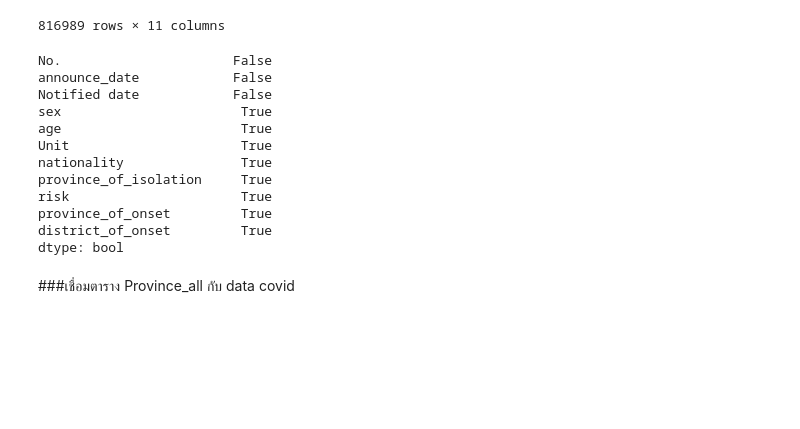
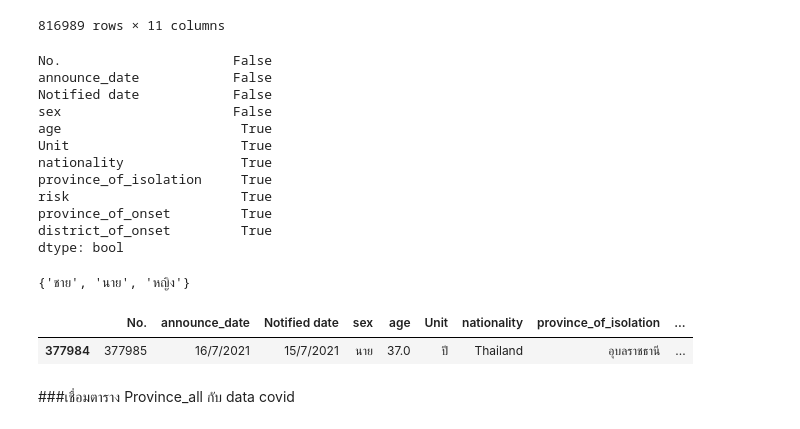
Before and after one commit to nichakornchaisuwan/data_viz_2022, a Jupyter notebook: BasicPython&DataViz_midterm2022.ipynb, the cells around one changed output. Drawn from its saved outputs; the diff is of its cells as text; code cells hidden in the pictures; blank space fills up the shorter version.

```diff
--- a/BasicPython&DataViz_midterm2022.ipynb
+++ b/BasicPython&DataViz_midterm2022.ipynb
@@ -315,7 +315,7 @@ data_covid_1['sex'].mode()
 0    หญิง
 dtype: object
 # %%
-data_covid_2=data_covid_1.fillna(value ={ 'sex' : data_covid_1['sex'].mode()})
+data_covid_2=data_covid_1.fillna(value ={ 'sex' : 'หญิง'})
 data_covid_2
 # %% [output]
 |  | No. | announce_date | Notified date | sex | age | Unit | nationality | province_of_isolation | ... |
@@ -337,7 +337,7 @@ data_covid_2.isnull().any()
 No.                      False
 announce_date            False
 Notified date            False
-sex                       True
+sex                      False
 age                       True
 Unit                      True
 nationality               True
@@ -346,3 +346,12 @@ risk                      True
 province_of_onset         True
 district_of_onset         True
 dtype: bool
+# %%
+set(data_covid_2['sex'])
+# %% [output]
+{'ชาย', 'นาย', 'หญิง'}
+# %%
+data_covid_2[data_covid_2['sex']=='นาย']
+# %% [output]
+|  | No. | announce_date | Notified date | sex | age | Unit | nationality | province_of_isolation | ... |
+| 377984 | 377985 | 16/7/2021 | 15/7/2021 | นาย | 37.0 | ปี | Thailand | อุบลราชธานี | ... |
```
Also changed, not shown: parts of 1 cell of this notebook.
